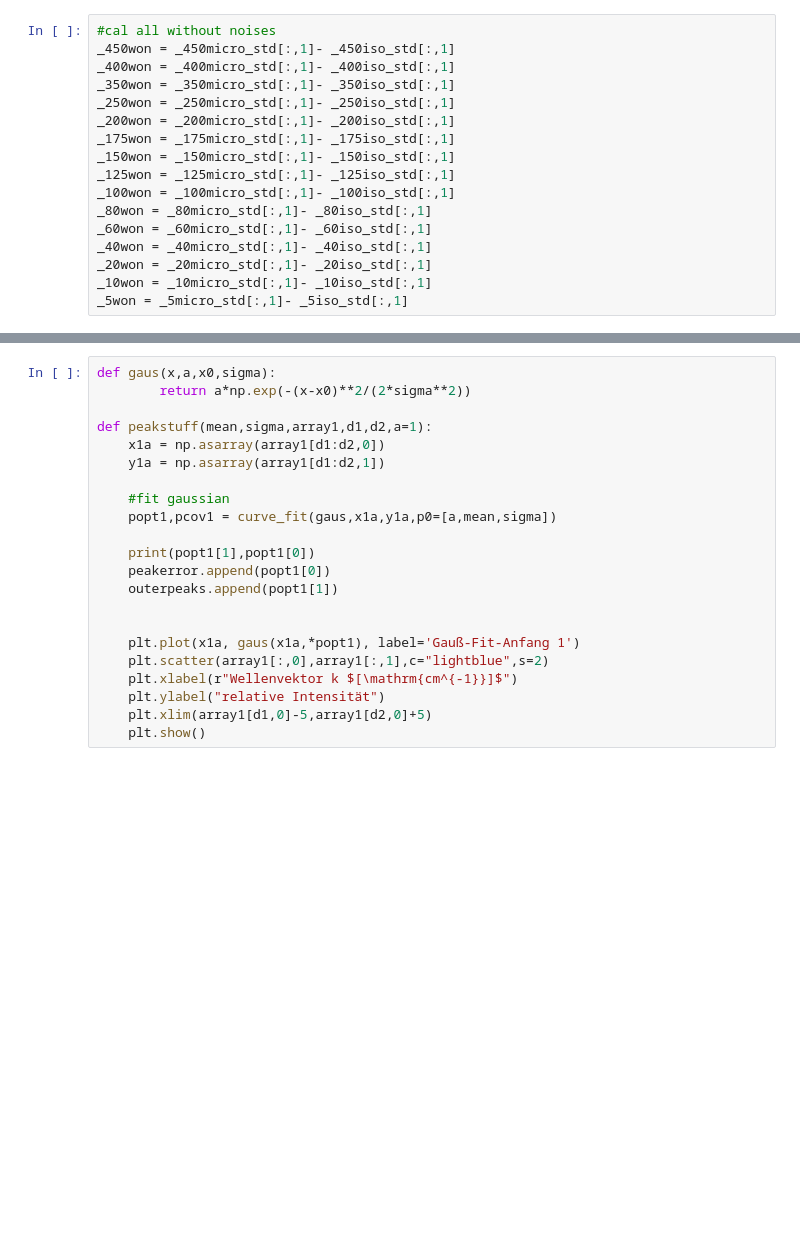
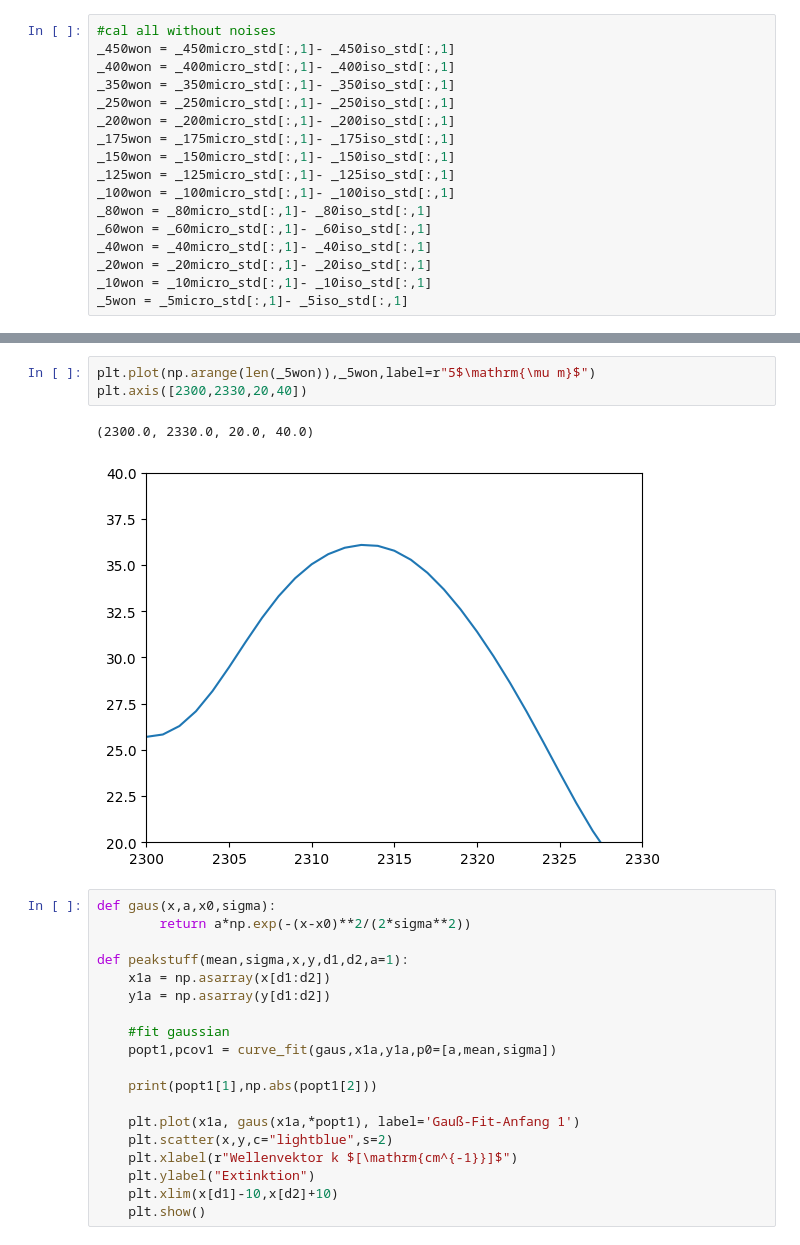
Before and after one commit to iLoveeMilkaa/M1-Lab, a Jupyter notebook: Aufgabe 3 Flüssigkeit.ipynb, the cells around one changed output, grey strips where cells are left out. Saved outputs shown, nothing was run; the diff lists cells and outputs as text; blank space fills up the shorter version.

```diff
--- a/Aufgabe 3 Flüssigkeit.ipynb
+++ b/Aufgabe 3 Flüssigkeit.ipynb
@@ -301,22 +306,25 @@ Text(0.5, 0, 'Wellenvektor k $[\\mathrm{cm}^{-1}]$')
+# %%
+plt.plot(np.arange(len(_5won)),_5won,label=r"5$\mathrm{\mu m}$")
+plt.axis([2300,2330,20,40])
+# %% [output]
+(2300.0, 2330.0, 20.0, 40.0)
+[figure, added]
 # %%
 def gaus(x,a,x0,sigma):
         return a*np.exp(-(x-x0)**2/(2*sigma**2))
 
-def peakstuff(mean,sigma,array1,d1,d2,a=1):
-    x1a = np.asarray(array1[d1:d2,0])
-    y1a = np.asarray(array1[d1:d2,1])
+def peakstuff(mean,sigma,x,y,d1,d2,a=1):
+    x1a = np.asarray(x[d1:d2])
+    y1a = np.asarray(y[d1:d2])
 
     #fit gaussian
     popt1,pcov1 = curve_fit(gaus,x1a,y1a,p0=[a,mean,sigma])
 
-    print(popt1[1],popt1[0])
-    peakerror.append(popt1[0])
-    outerpeaks.append(popt1[1])
-
+    print(popt1[1],np.abs(popt1[2]))
 
     plt.plot(x1a, gaus(x1a,*popt1), label='Gauß-Fit-Anfang 1')
-    plt.scatter(array1[:,0],array1[:,1],c="lightblue",s=2)
+    plt.scatter(x,y,c="lightblue",s=2)
     plt.xlabel(r"Wellenvektor k $[\mathrm{cm^{-1}}]$")
-    plt.ylabel("relative Intensität")
-    plt.xlim(array1[d1,0]-5,array1[d2,0]+5)
+    plt.ylabel("Extinktion")
+    plt.xlim(x[d1]-10,x[d2]+10)
     plt.show()
```
Also changed, not shown: parts of 15 cells of this notebook, 15 other files.
